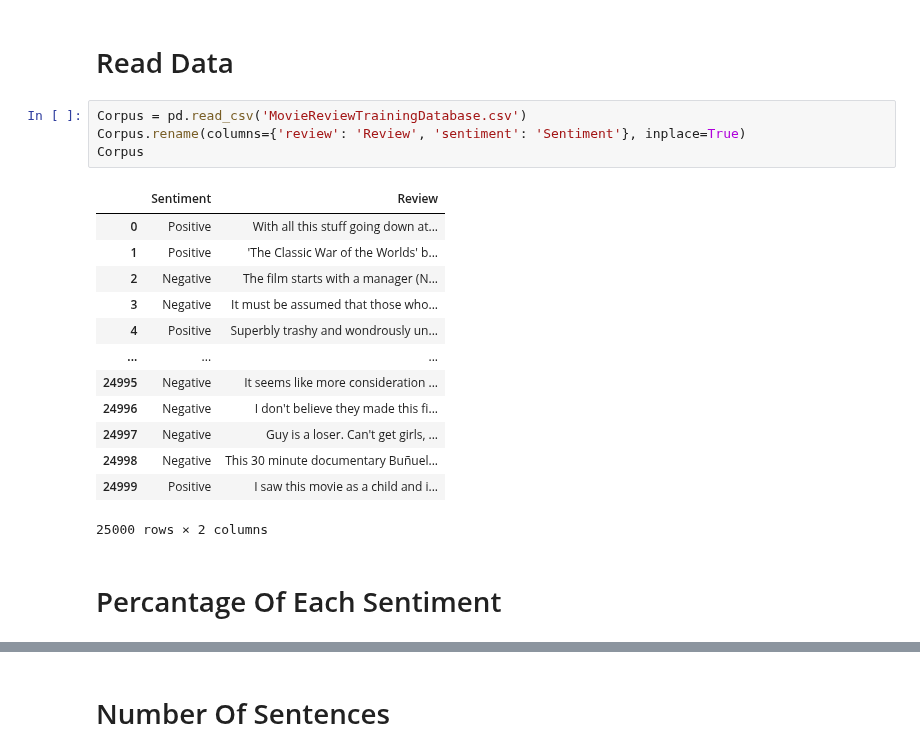
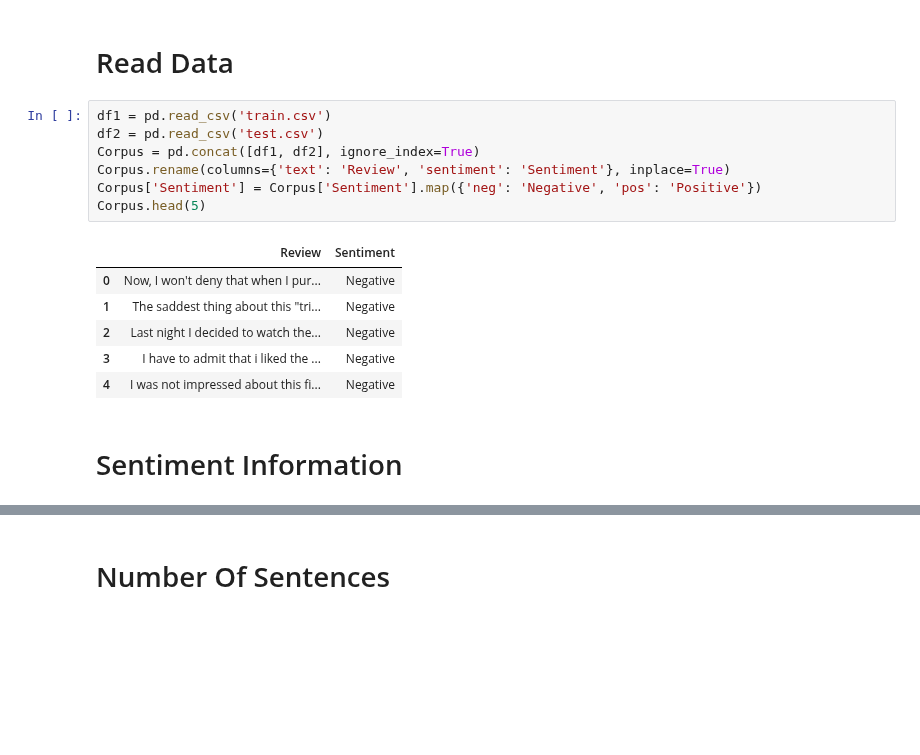
Before and after one commit to Osamah-Anmar-Sami/Sentiment-Analysis, a Jupyter notebook: English Sentiment Analysis/English Sentiment Analysis.ipynb, the cells around one changed output, grey strips where cells are left out. Saved outputs shown, nothing was run; the diff lists cells and outputs as text; blank space fills up the shorter version.

```diff
--- a/English Sentiment Analysis/English Sentiment Analysis.ipynb
+++ b/English Sentiment Analysis/English Sentiment Analysis.ipynb
@@ -73,22 +66,18 @@ warnings.filterwarnings(action='ignore')
 # %% [markdown]
 # Read Data
 # %%
-Corpus = pd.read_csv('MovieReviewTrainingDatabase.csv')
-Corpus.rename(columns={'review': 'Review', 'sentiment': 'Sentiment'}, inplace=True)
-Corpus
+df1 = pd.read_csv('train.csv')
+df2 = pd.read_csv('test.csv')
+Corpus = pd.concat([df1, df2], ignore_index=True)
+Corpus.rename(columns={'text': 'Review', 'sentiment': 'Sentiment'}, inplace=True)
+Corpus['Sentiment'] = Corpus['Sentiment'].map({'neg': 'Negative', 'pos': 'Positive'})
+Corpus.head(5)
 # %% [output]
-|  | Sentiment | Review |
-| 0 | Positive | With all this stuff going down at... |
-| 1 | Positive | 'The Classic War of the Worlds' b... |
-| 2 | Negative | The film starts with a manager (N... |
-| 3 | Negative | It must be assumed that those who... |
-| 4 | Positive | Superbly trashy and wondrously un... |
-| ... | ... | ... |
-| 24995 | Negative | It seems like more consideration ... |
-| 24996 | Negative | I don't believe they made this fi... |
-| 24997 | Negative | Guy is a loser. Can't get girls, ... |
-| 24998 | Negative | This 30 minute documentary Buñuel... |
-| 24999 | Positive | I saw this movie as a child and i... |
+|  | Review | Sentiment |
+| 0 | Now, I won't deny that when I pur... | Negative |
+| 1 | The saddest thing about this "tri... | Negative |
+| 2 | Last night I decided to watch the... | Negative |
+| 3 | I have to admit that i liked the ... | Negative |
+| 4 | I was not impressed about this fi... | Negative |
-25000 rows × 2 columns
 # %% [markdown]
-# Percantage Of Each Sentiment
+# Sentiment Information
```
Also changed, not shown: parts of 111 cells of this notebook.
